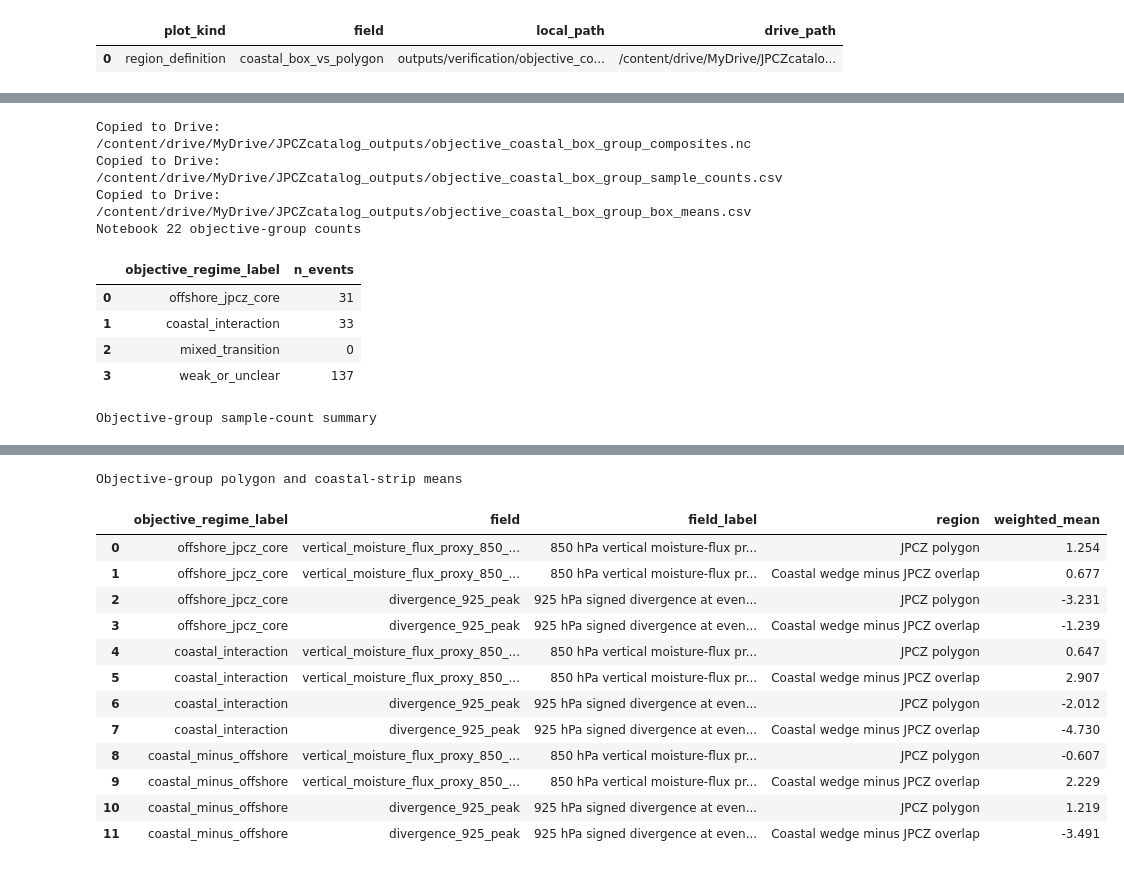
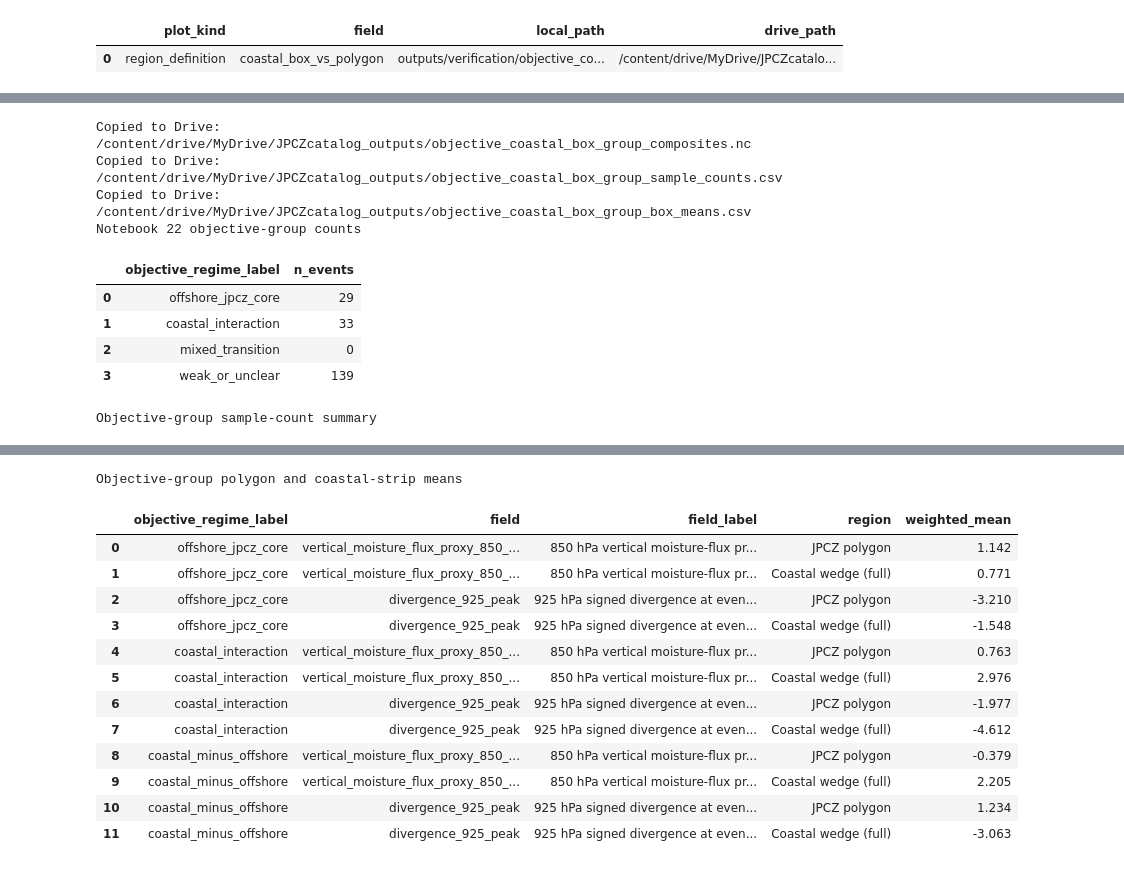
Before and after one commit to angelicasophyaramirez-blip/JPCZcatalogcolab, a Jupyter notebook: notebook16-pcolormesh/notebooks/22_objective_coastal_box_metrics_and_labels.ipynb, the cells around one changed output, grey strips where cells are left out. Cells and saved outputs as stored; diff of their text form; code cells hidden in the pictures.

```diff
--- a/notebook16-pcolormesh/notebooks/22_objective_coastal_box_metrics_and_labels.ipynb
+++ b/notebook16-pcolormesh/notebooks/22_objective_coastal_box_metrics_and_labels.ipynb
@@ -628,6 +628,12 @@ overlap_mask = xr.DataArray(
     dims=polygon_mask.dims,
     name="polygon_coastal_overlap_mask",
 )
+polygon_only_mask = xr.DataArray(
+    polygon_mask.values & (~coastal_full_mask.values),
+    coords=polygon_mask.coords,
+    dims=polygon_mask.dims,
+    name="polygon_only_mask",
+)
 coastal_only_mask = xr.DataArray(
     coastal_full_mask.values & (~polygon_mask.values),
     coords=polygon_mask.coords,
@@ -641,19 +647,26 @@ weights_overlap = build_coslat_weights(
     low_level_stack_ds.longitude,
     mask=overlap_mask,
 )
+weights_polygon_only = build_coslat_weights(
+    low_level_stack_ds.latitude,
+    low_level_stack_ds.longitude,
+    mask=polygon_only_mask,
+)
 weights_coastal_only = build_coslat_weights(
     low_level_stack_ds.latitude,
     low_level_stack_ds.longitude,
     mask=coastal_only_mask,
 )
 
-def build_event_metric_frame(shared_df: pd.DataFrame, *, coastal_qflux_column: str, coastal_div_column: str) -> pd.DataFrame:
+def build_event_metric_frame(shared_df: pd.DataFrame, *, polygon_qflux_column: str, polygon_div_column: str, coastal_qflux_column: str, coastal_div_column: str) -> pd.DataFrame:
     metric_df = shared_df.copy()
+    metric_df["polygon_qflux_850_mean"] = metric_df[polygon_qflux_column]
+    metric_df["polygon_div_925_mean"] = metric_df[polygon_div_column]
     metric_df["coastal_qflux_850_mean"] = metric_df[coastal_qflux_column]
     metric_df["coastal_div_925_mean"] = metric_df[coastal_div_column]
     return metric_df
 
-def build_scheme_outputs(metric_df: pd.DataFrame, *, scheme_name: str, coastal_region_label: str):
+def build_scheme_outputs(metric_df: pd.DataFrame, *, scheme_name: str, polygon_region_label: str, coastal_region_label: str):
     quartile_reference_df = pd.DataFrame(
         [
             {
@@ -700,7 +713,7 @@ def build_scheme_outputs(metric_df: pd.DataFrame, *, scheme_name: str, coastal_r
             {
                 "metric": "polygon_qflux_850_mean",
                 "threshold_value": round(default_threshold_lookup["polygon_qflux_min"], 6),
-                "rule_role": "minimum polygon moisture-flux support for offshore JPCZ",
+                "rule_role": f"minimum {polygon_region_label} moisture-flux support for offshore JPCZ",
                 "threshold_source": "manual" if MANUAL_POLYGON_QFLUX_MIN_THRESHOLD is not None else f"seeded from q={DEFAULT_POLYGON_QFLUX_MIN_Q}",
             },
             {
@@ -712,7 +725,7 @@ def build_scheme_outputs(metric_df: pd.DataFrame, *, scheme_name: str, coastal_r
             {
                 "metric": "polygon_div_925_mean",
                 "threshold_value": round(default_threshold_lookup["polygon_div_max"], 6),
-                "rule_role": "maximum polygon divergence allowed for offshore JPCZ (more negative = stronger convergence)",
+                "rule_role": f"maximum {polygon_region_label} divergence allowed for offshore JPCZ (more negative = stronger convergence)",
                 "threshold_source": "manual" if MANUAL_POLYGON_DIV_MAX_THRESHOLD is not None else f"seeded from q={DEFAULT_POLYGON_DIV_MAX_Q}",
             },
             {
@@ -751,6 +764,7 @@ def build_scheme_outputs(metric_df: pd.DataFrame, *, scheme_name: str, coastal_r
         display_df[column] = display_df[column].round(3)
     return {
         "scheme_name": scheme_name,
+        "polygon_region_label": polygon_region_label,
         "coastal_region_label": coastal_region_label,
         "metric_df": metric_df,
         "quartile_reference_df": quartile_reference_df,
@@ -771,6 +785,8 @@ shared_metrics_df = pd.DataFrame(
         SECONDARY_CLUSTER_COLUMN: low_level_stack_ds["cleaned_cluster_k3"].values.astype(int),
         "polygon_qflux_850_mean": lat_weighted_field_mean(low_level_stack_ds["vertical_moisture_flux_proxy_850_peak"], weights_polygon).values.astype(float),
         "polygon_div_925_mean": lat_weighted_field_mean(low_level_stack_ds["divergence_925_peak"], weights_polygon).values.astype(float),
+        "polygon_only_qflux_850_mean": lat_weighted_field_mean(low_level_stack_ds["vertical_moisture_flux_proxy_850_peak"], weights_polygon_only).values.astype(float),
+        "polygon_only_div_925_mean": lat_weighted_field_mean(low_level_stack_ds["divergence_925_peak"], weights_polygon_only).values.astype(float),
         "coastal_full_qflux_850_mean": lat_weighted_field_mean(low_level_stack_ds["vertical_moisture_flux_proxy_850_peak"], weights_coastal_full).values.astype(float),
         "coastal_full_div_925_mean": lat_weighted_field_mean(low_level_stack_ds["divergence_925_peak"], weights_coastal_full).values.astype(float),
         "coastal_only_qflux_850_mean": lat_weighted_field_mean(low_level_stack_ds["vertical_moisture_flux_proxy_850_peak"], weights_coastal_only).values.astype(float),
@@ -792,6 +808,7 @@ shared_metrics_df = shared_metrics_df.sort_values("event_peak").reset_index(drop
 geometry_region_summary_df = pd.DataFrame(
     [
         {"region": "JPCZ polygon", "n_gridcells": int(polygon_mask.sum().values), "weight_sum": float(weights_polygon.sum().values)},
+        {"region": "JPCZ polygon minus overlap", "n_gridcells": int(polygon_only_mask.sum().values), "weight_sum": float(weights_polygon_only.sum().values)},
         {"region": "Coastal wedge (full)", "n_gridcells": int(coastal_full_mask.sum().values), "weight_sum": float(weights_coastal_full.sum().values)},
         {"region": "Overlap", "n_gridcells": int(overlap_mask.sum().values), "weight_sum": float(weights_overlap.sum().values)},
         {"region": "Coastal wedge minus overlap", "n_gridcells": int(coastal_only_mask.sum().values), "weight_sum": float(weights_coastal_only.sum().values)},
@@ -800,7 +817,7 @@ geometry_region_summary_df = pd.DataFrame(
 geometry_region_summary_df[["weight_sum"]] = geometry_region_summary_df[["weight_sum"]].round(3)
 
 print("Notebook 22 shared setup for overlap testing")
-print("- The next three calculation cells keep the same JPCZ polygon, compare two coastal-wedge treatments, and then summarize what the overlap is doing.")
+print("- The next three calculation cells test: A) polygon minus overlap with full coastal wedge, B) full polygon with coastal wedge minus overlap, and C) both regions kept full with overlap.")
 print("\nRegion-mask summary")
 display(geometry_region_summary_df)
 # %% [output]
@@ -1151,6 +1234,8 @@ required_globals = [
     "labeled_metrics_df",
     "low_level_stack_ds",
     "geometry_polygon",
+    "polygon_region_weight_field_active",
+    "polygon_region_label_active",
     "coastal_region_weight_field_active",
     "coastal_region_label_active",
     "mean_dataset_over_events",
@@ -1221,7 +1306,7 @@ group_box_summary_rows = []
 for group_name, group_ds in [("offshore_jpcz_core", offshore_ds), ("coastal_interaction", coastal_ds), ("coastal_minus_offshore", diff_ds)]:
     for field_name in COMPOSITE_FIELDS:
         field = group_ds[field_name]
-        polygon_mean = float(lat_weighted_field_mean(field, geometry_polygon.weights).values)
+        polygon_mean = float(lat_weighted_field_mean(field, polygon_region_weight_field_active).values)
         coastal_mean = float(lat_weighted_field_mean(field, coastal_region_weight_field_active).values)
         group_box_summary_rows.extend(
             [
@@ -1229,7 +1314,7 @@ for group_name, group_ds in [("offshore_jpcz_core", offshore_ds), ("coastal_inte
                     "objective_regime_label": group_name,
                     "field": field_name,
                     "field_label": FIELD_DISPLAY_NAMES[field_name],
-                    "region": "JPCZ polygon",
+                    "region": polygon_region_label_active,
                     "weighted_mean": polygon_mean,
                 },
                 {
@@ -1263,9 +1348,9 @@ Copied to Drive: /content/drive/MyDrive/JPCZcatalog_outputs/objective_coastal_bo
 Copied to Drive: /content/drive/MyDrive/JPCZcatalog_outputs/objective_coastal_box_group_box_means.csv
 Notebook 22 objective-group counts
 |  | objective_regime_label | n_events |
-| 0 | offshore_jpcz_core | 31 |
+| 0 | offshore_jpcz_core | 29 |
 | 1 | coastal_interaction | 33 |
 | 2 | mixed_transition | 0 |
-| 3 | weak_or_unclear | 137 |
+| 3 | weak_or_unclear | 139 |
 Objective-group sample-count summary
 |  | objective_regime_label | field | field_label | units | n_events_in_group | min_gridcell_count | ... |
@@ -1275,20 +1360,20 @@ Objective-group sample-count summary
 | 3 | coastal_interaction | vertical_moisture_flux_proxy_850_... | 850 hPa vertical moisture-flux pr... | 1e-3 Pa s^-1 | 33 | 0 | ... |
 | 4 | coastal_interaction | divergence_925_peak | 925 hPa signed divergence at even... | 1e-5 s^-1 | 33 | 0 | ... |
 | 5 | coastal_interaction | z850_anomaly_min_tminus12_to_tplus12 | 850 hPa z anomaly minimum over t-... | gpm | 33 | 0 | ... |
 Objective-group polygon and coastal-strip means
 |  | objective_regime_label | field | field_label | region | weighted_mean |
-| 0 | offshore_jpcz_core | vertical_moisture_flux_proxy_850_... | 850 hPa vertical moisture-flux pr... | JPCZ polygon | 1.254 |
-| 1 | offshore_jpcz_core | vertical_moisture_flux_proxy_850_... | 850 hPa vertical moisture-flux pr... | Coastal wedge minus JPCZ overlap | 0.677 |
-| 2 | offshore_jpcz_core | divergence_925_peak | 925 hPa signed divergence at even... | JPCZ polygon | -3.231 |
-| 3 | offshore_jpcz_core | divergence_925_peak | 925 hPa signed divergence at even... | Coastal wedge minus JPCZ overlap | -1.239 |
-| 4 | coastal_interaction | vertical_moisture_flux_proxy_850_... | 850 hPa vertical moisture-flux pr... | JPCZ polygon | 0.647 |
-| 5 | coastal_interaction | vertical_moisture_flux_proxy_850_... | 850 hPa vertical moisture-flux pr... | Coastal wedge minus JPCZ overlap | 2.907 |
-| 6 | coastal_interaction | divergence_925_peak | 925 hPa signed divergence at even... | JPCZ polygon | -2.012 |
-| 7 | coastal_interaction | divergence_925_peak | 925 hPa signed divergence at even... | Coastal wedge minus JPCZ overlap | -4.730 |
-| 8 | coastal_minus_offshore | vertical_moisture_flux_proxy_850_... | 850 hPa vertical moisture-flux pr... | JPCZ polygon | -0.607 |
-| 9 | coastal_minus_offshore | vertical_moisture_flux_proxy_850_... | 850 hPa vertical moisture-flux pr... | Coastal wedge minus JPCZ overlap | 2.229 |
-| 10 | coastal_minus_offshore | divergence_925_peak | 925 hPa signed divergence at even... | JPCZ polygon | 1.219 |
-| 11 | coastal_minus_offshore | divergence_925_peak | 925 hPa signed divergence at even... | Coastal wedge minus JPCZ overlap | -3.491 |
+| 0 | offshore_jpcz_core | vertical_moisture_flux_proxy_850_... | 850 hPa vertical moisture-flux pr... | JPCZ polygon | 1.142 |
+| 1 | offshore_jpcz_core | vertical_moisture_flux_proxy_850_... | 850 hPa vertical moisture-flux pr... | Coastal wedge (full) | 0.771 |
+| 2 | offshore_jpcz_core | divergence_925_peak | 925 hPa signed divergence at even... | JPCZ polygon | -3.210 |
+| 3 | offshore_jpcz_core | divergence_925_peak | 925 hPa signed divergence at even... | Coastal wedge (full) | -1.548 |
+| 4 | coastal_interaction | vertical_moisture_flux_proxy_850_... | 850 hPa vertical moisture-flux pr... | JPCZ polygon | 0.763 |
+| 5 | coastal_interaction | vertical_moisture_flux_proxy_850_... | 850 hPa vertical moisture-flux pr... | Coastal wedge (full) | 2.976 |
+| 6 | coastal_interaction | divergence_925_peak | 925 hPa signed divergence at even... | JPCZ polygon | -1.977 |
+| 7 | coastal_interaction | divergence_925_peak | 925 hPa signed divergence at even... | Coastal wedge (full) | -4.612 |
+| 8 | coastal_minus_offshore | vertical_moisture_flux_proxy_850_... | 850 hPa vertical moisture-flux pr... | JPCZ polygon | -0.379 |
+| 9 | coastal_minus_offshore | vertical_moisture_flux_proxy_850_... | 850 hPa vertical moisture-flux pr... | Coastal wedge (full) | 2.205 |
+| 10 | coastal_minus_offshore | divergence_925_peak | 925 hPa signed divergence at even... | JPCZ polygon | 1.234 |
+| 11 | coastal_minus_offshore | divergence_925_peak | 925 hPa signed divergence at even... | Coastal wedge (full) | -3.063 |
 # %%
 required_globals = [
     "offshore_ds",
```
Also changed, not shown: parts of 8 cells of this notebook.
